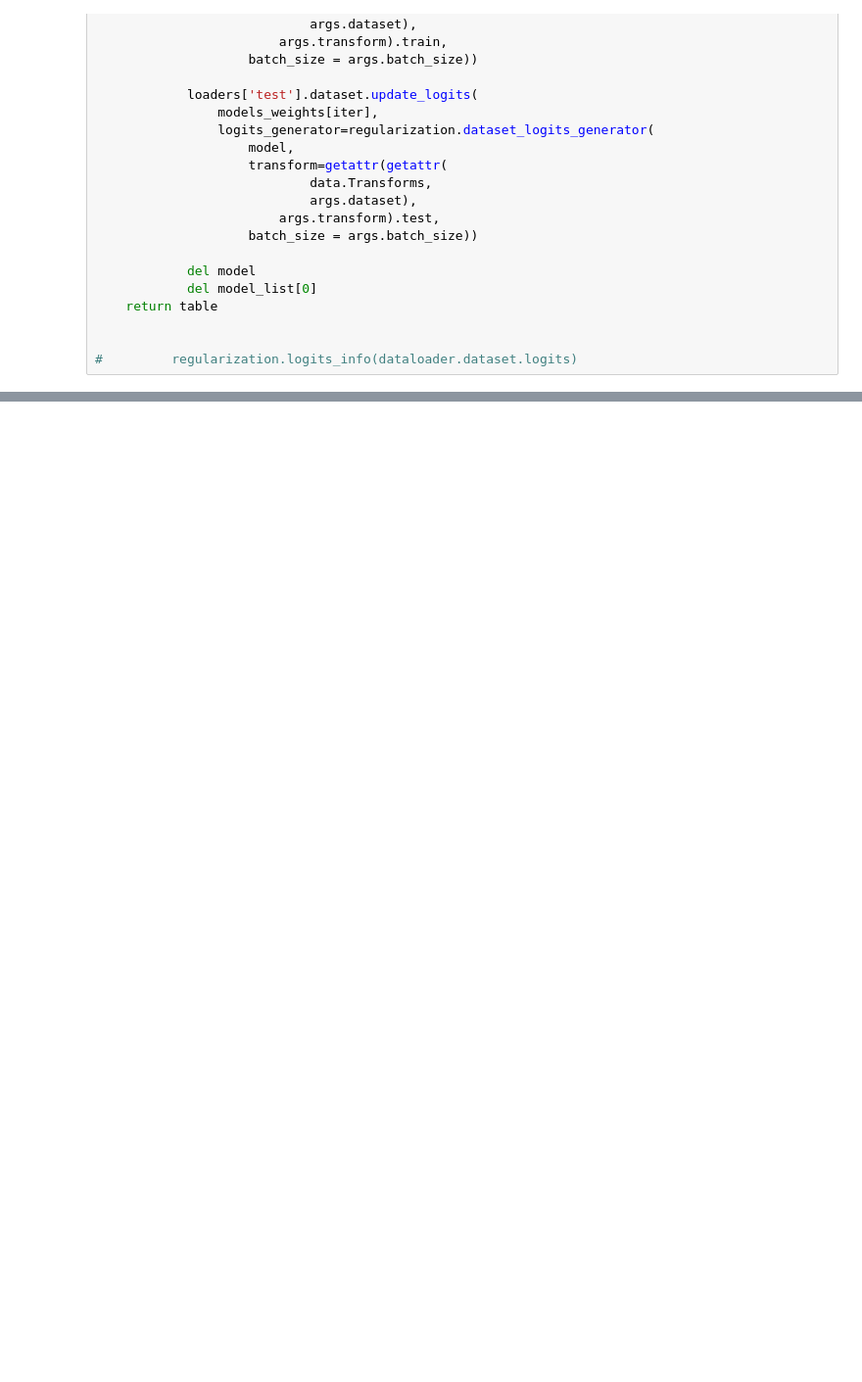
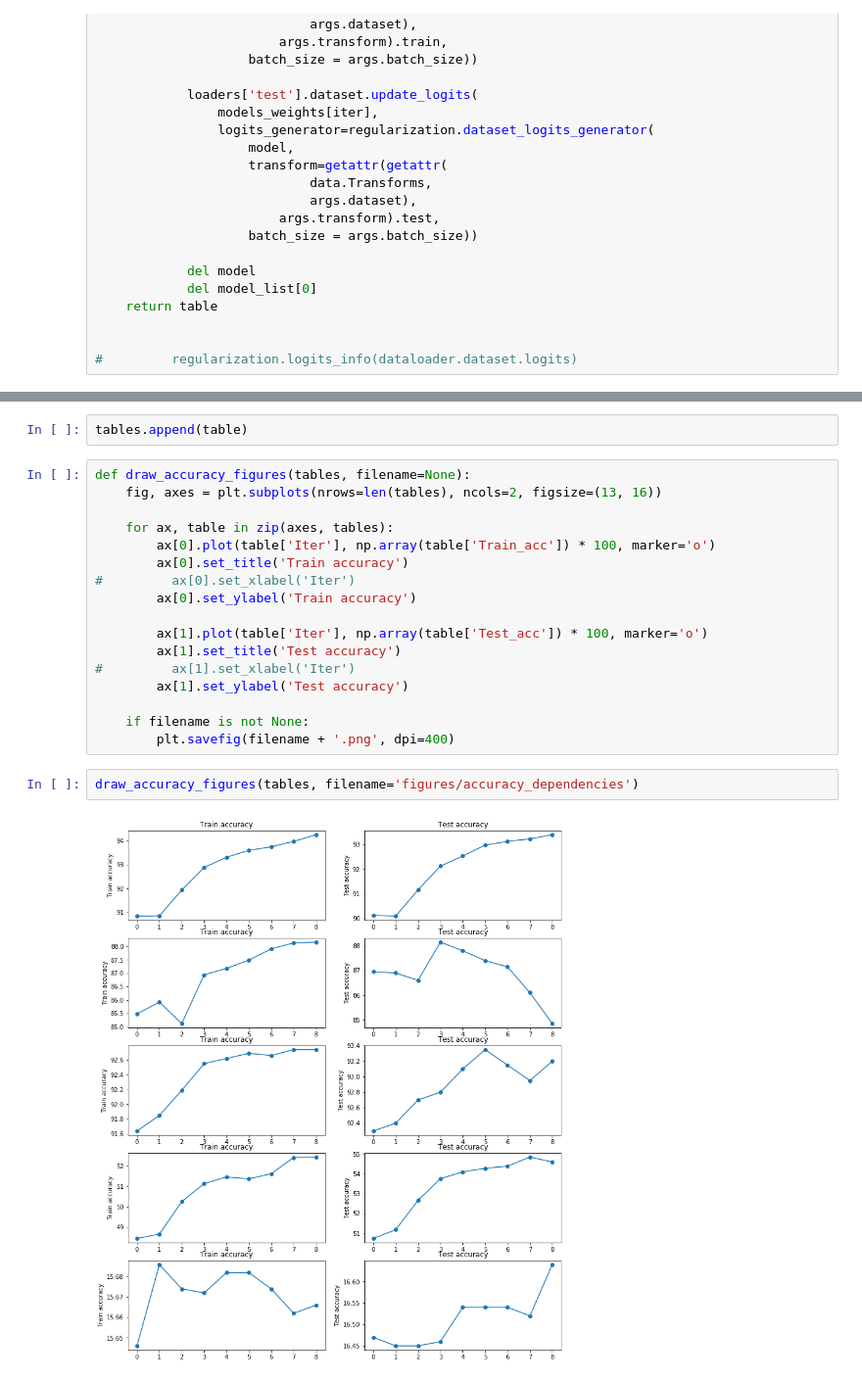
Before and after one commit to romakail/Ensemble_DNN, a Jupyter notebook: Notebooks/Ensembling_distributions.ipynb, the cells around one changed output, grey strips where cells are left out. Shown at 98% size. Saved outputs shown, nothing was run; the diff lists cells and outputs as text; blank space fills up the shorter version.

```diff
--- a/Notebooks/Ensembling_distributions.ipynb
+++ b/Notebooks/Ensembling_distributions.ipynb
@@ -267,3 +274,26 @@ print (tabulate.tabulate(table, headers='keys', tablefmt="grid"))
+# %%
+tables.append(table)
+# %%
+def draw_accuracy_figures(tables, filename=None):
+    fig, axes = plt.subplots(nrows=len(tables), ncols=2, figsize=(13, 16))
+
+    for ax, table in zip(axes, tables):
+        ax[0].plot(table['Iter'], np.array(table['Train_acc']) * 100, marker='o')
+        ax[0].set_title('Train accuracy')
+#         ax[0].set_xlabel('Iter')
+        ax[0].set_ylabel('Train accuracy')
+
+        ax[1].plot(table['Iter'], np.array(table['Test_acc']) * 100, marker='o')
+        ax[1].set_title('Test accuracy')
+#         ax[1].set_xlabel('Iter')
+        ax[1].set_ylabel('Test accuracy')
+
+    if filename is not None:
+        plt.savefig(filename + '.png', dpi=400)
+# %%
+draw_accuracy_figures(tables, filename='figures/accuracy_dependencies')
+# %% [output]
+[figure, added]
 # %%
 def draw_grapfics(table, filename=None):
     fig, ((ax1, ax2), (ax3, ax4), (ax5, ax6)) = plt.subplots(
```
Also changed, not shown: parts of 8 cells of this notebook, 8 other files.
